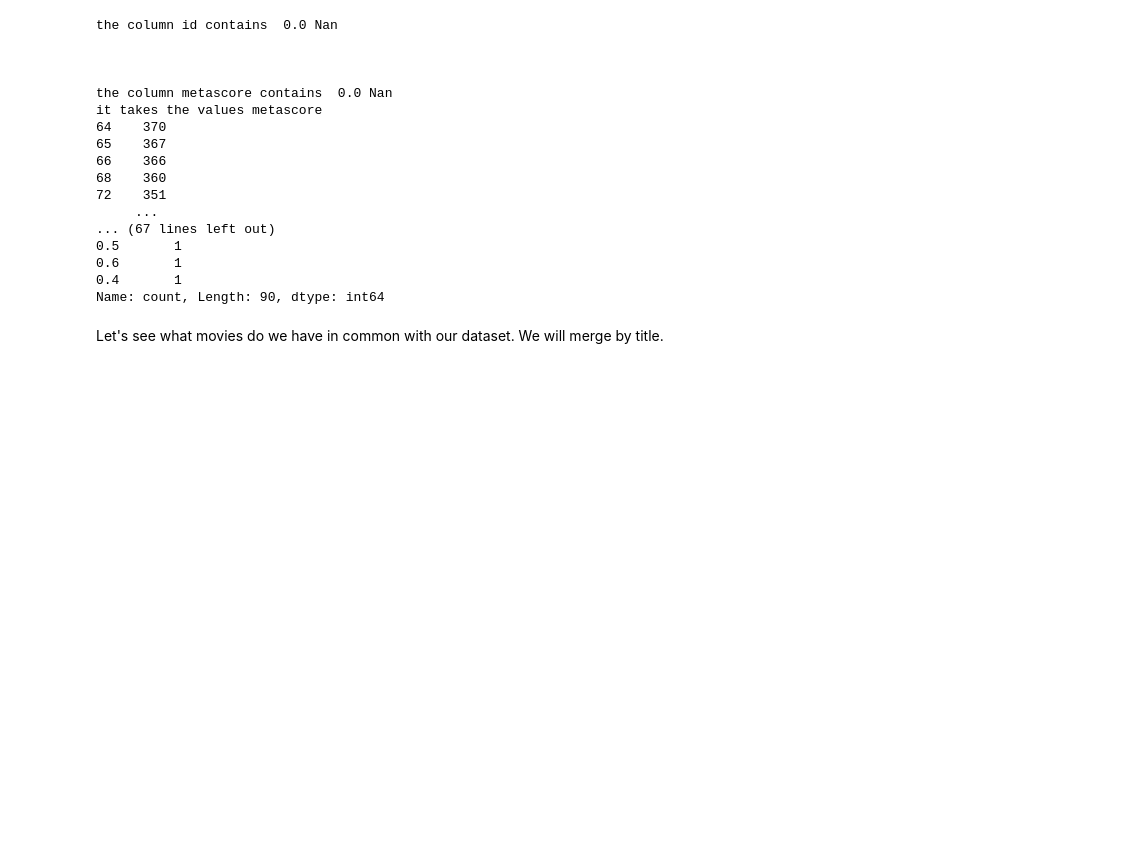
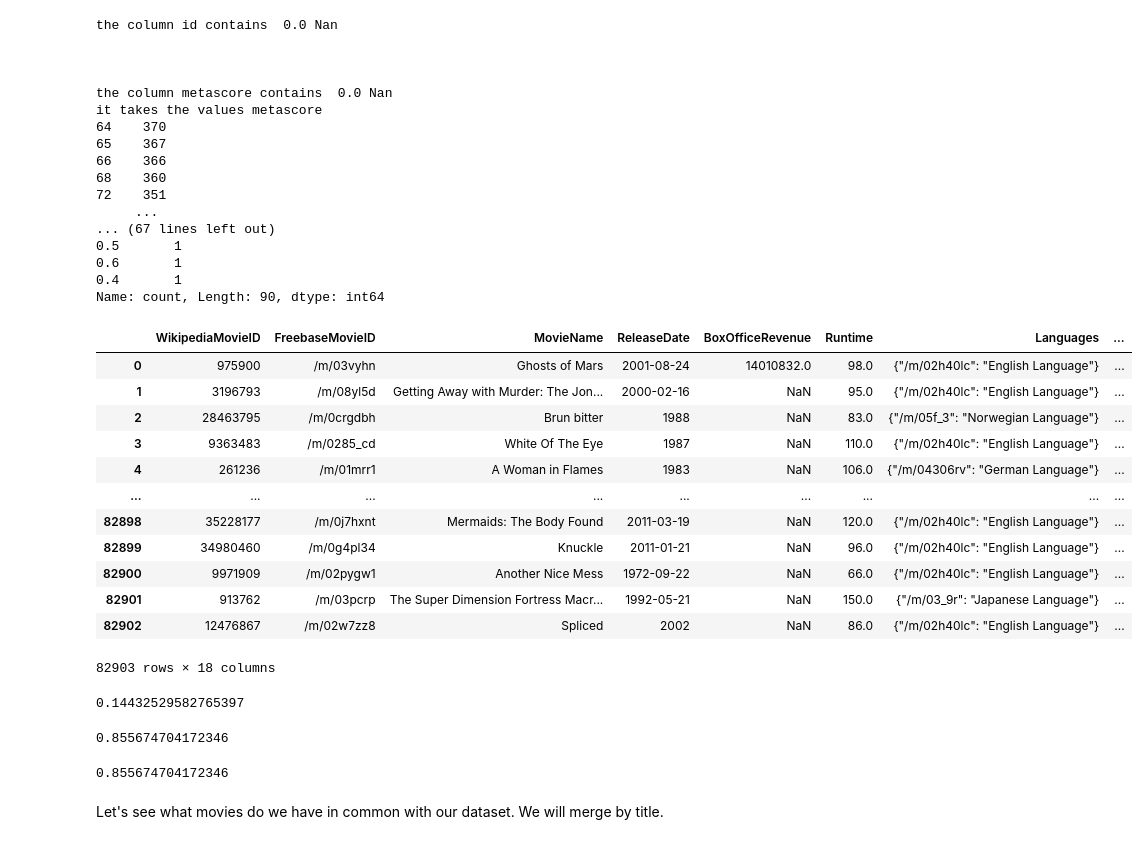
Before and after one commit to epfl-ada/ada-2024-project-arabsdatascientists2024, a Jupyter notebook: Exlploration_CMU.ipynb, the cells around one changed output. Saved outputs shown, nothing was run; the diff lists cells and outputs as text; code cells hidden in the pictures; blank space fills up the shorter version.

```diff
--- a/Exlploration_CMU.ipynb
+++ b/Exlploration_CMU.ipynb
@@ -700,6 +700,35 @@ it takes the values metascore
 0.6       1
 0.4       1
 Name: count, Length: 90, dtype: int64
+# %%
+moviecritic_merged = pd.merge(movie_metadata, metacritic, left_on= 'MovieName', right_on='title', how='left')
+moviecritic_merged
+# %% [output]
+|  | WikipediaMovieID | FreebaseMovieID | MovieName | ReleaseDate | BoxOfficeRevenue | Runtime | Languages | ... |
+| 0 | 975900 | /m/03vyhn | Ghosts of Mars | 2001-08-24 | 14010832.0 | 98.0 | {"/m/02h40lc": "English Language"} | ... |
+| 1 | 3196793 | /m/08yl5d | Getting Away with Murder: The Jon... | 2000-02-16 | NaN | 95.0 | {"/m/02h40lc": "English Language"} | ... |
+| 2 | 28463795 | /m/0crgdbh | Brun bitter | 1988 | NaN | 83.0 | {"/m/05f_3": "Norwegian Language"} | ... |
+| 3 | 9363483 | /m/0285_cd | White Of The Eye | 1987 | NaN | 110.0 | {"/m/02h40lc": "English Language"} | ... |
+| 4 | 261236 | /m/01mrr1 | A Woman in Flames | 1983 | NaN | 106.0 | {"/m/04306rv": "German Language"} | ... |
+| ... | ... | ... | ... | ... | ... | ... | ... | ... |
+| 82898 | 35228177 | /m/0j7hxnt | Mermaids: The Body Found | 2011-03-19 | NaN | 120.0 | {"/m/02h40lc": "English Language"} | ... |
+| 82899 | 34980460 | /m/0g4pl34 | Knuckle | 2011-01-21 | NaN | 96.0 | {"/m/02h40lc": "English Language"} | ... |
+| 82900 | 9971909 | /m/02pygw1 | Another Nice Mess | 1972-09-22 | NaN | 66.0 | {"/m/02h40lc": "English Language"} | ... |
+| 82901 | 913762 | /m/03pcrp | The Super Dimension Fortress Macr... | 1992-05-21 | NaN | 150.0 | {"/m/03_9r": "Japanese Language"} | ... |
+| 82902 | 12476867 | /m/02w7zz8 | Spliced | 2002 | NaN | 86.0 | {"/m/02h40lc": "English Language"} | ... |
+82903 rows × 18 columns
+# %%
+1 - (moviecritic_merged['user_score'].isna().sum()/len(moviecritic_merged['user_score']))
+# %% [output]
+0.14432529582765397
+# %%
+moviecritic_merged['metascore'].isna().sum()/len(moviecritic_merged['user_score'])
+# %% [output]
+0.855674704172346
+# %%
+moviecritic_merged['sort_no'].isna().sum()/len(moviecritic_merged['user_score'])
+# %% [output]
+0.855674704172346
 # %% [markdown]
 Let's see what movies do we have in common with our dataset. We will merge by title.
 # %%
```
Also changed, not shown: parts of 10 cells of this notebook.
